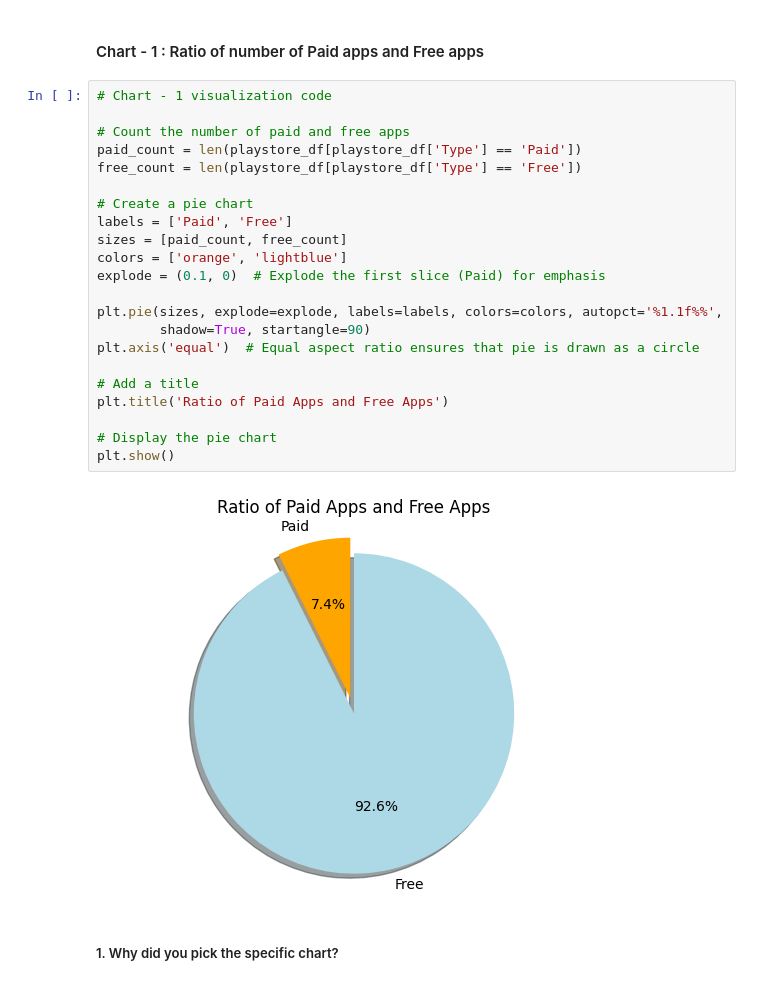
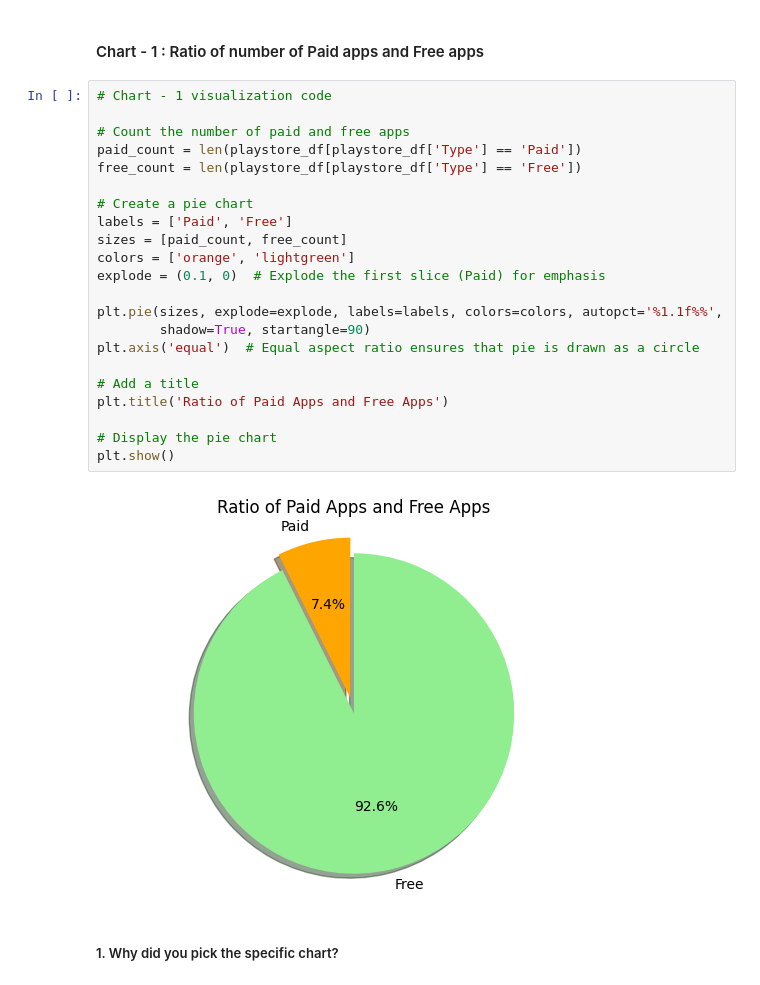
Before and after one commit to Nileshkl/Play-Store-App-Review-Analysis-EDA-and-Data-Visualization-with-PowerBI, a Jupyter notebook: Capstone_Project_Play_Store_App_Review_Analysis_EDA.ipynb, the cells around one changed output. Cells and saved outputs as stored; diff of their text form.

```diff
--- a/Capstone_Project_Play_Store_App_Review_Analysis_EDA.ipynb
+++ b/Capstone_Project_Play_Store_App_Review_Analysis_EDA.ipynb
@@ -854,27 +854,27 @@ We have successfully handled the NaN values in the given User Reviews Dataset. A
 # %%
 # Chart - 1 visualization code
 
 # Count the number of paid and free apps
 paid_count = len(playstore_df[playstore_df['Type'] == 'Paid'])
 free_count = len(playstore_df[playstore_df['Type'] == 'Free'])
 
 # Create a pie chart
 labels = ['Paid', 'Free']
 sizes = [paid_count, free_count]
-colors = ['orange', 'lightblue']
+colors = ['orange', 'lightgreen']
 explode = (0.1, 0)  # Explode the first slice (Paid) for emphasis
 
 plt.pie(sizes, explode=explode, labels=labels, colors=colors, autopct='%1.1f%%',
         shadow=True, startangle=90)
 plt.axis('equal')  # Equal aspect ratio ensures that pie is drawn as a circle
 
 # Add a title
 plt.title('Ratio of Paid Apps and Free Apps')
 
 # Display the pie chart
 plt.show()
 # %% [output]
-[figure, old version]
+[figure, new version]
 # %% [markdown]
 ##### 1. Why did you pick the specific chart?
 # %% [markdown]
```
Also changed, not shown: parts of 3 cells of this notebook.
